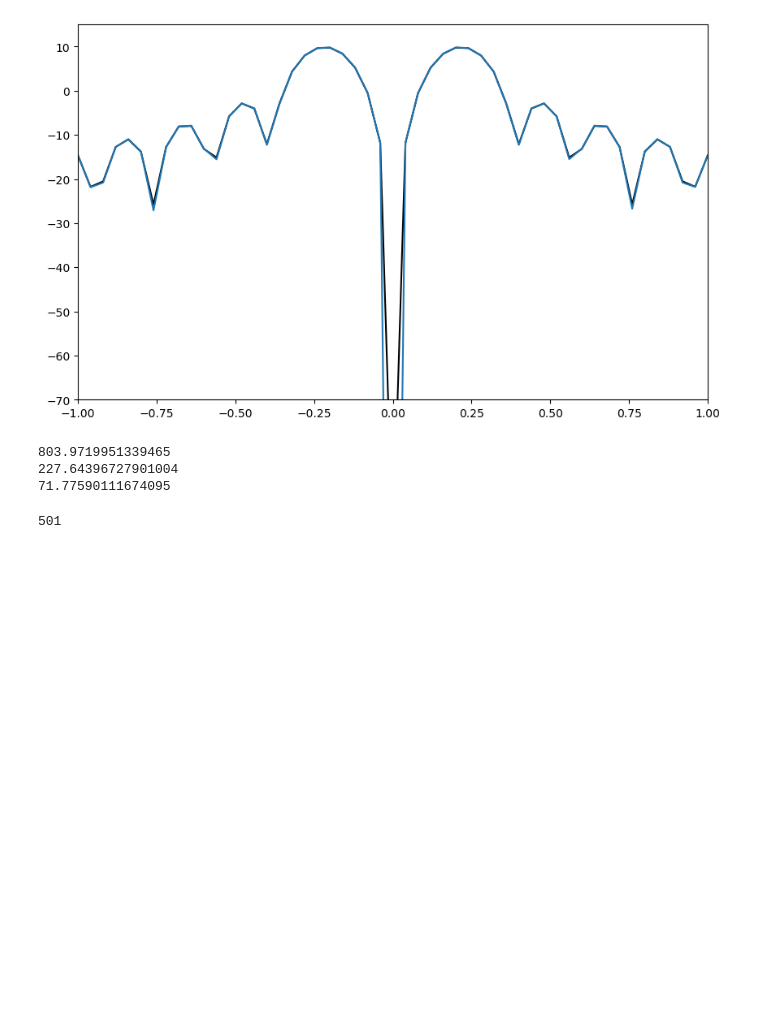
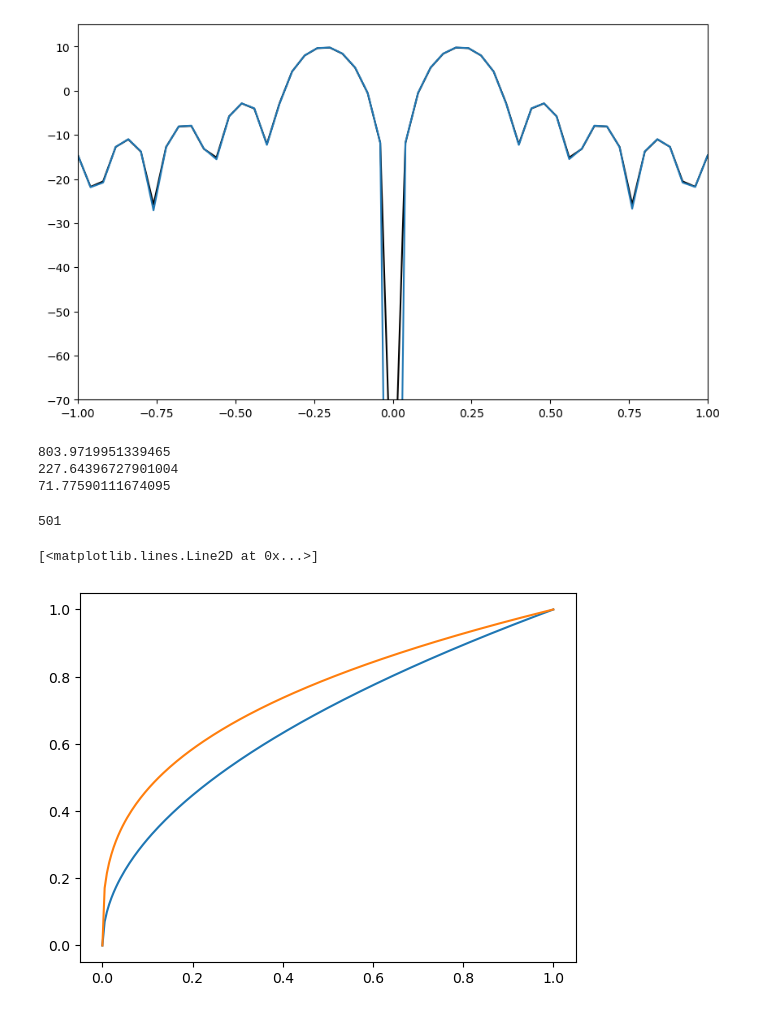
Before and after one commit to XiaodongRencologne/PO_test, a Jupyter notebook: L1_L2_L3_test.ipynb, the cells around one changed output. Drawn from its saved outputs; the diff is of its cells as text; code cells hidden in the pictures; blank space fills up the shorter version.

```diff
--- a/L1_L2_L3_test.ipynb
+++ b/L1_L2_L3_test.ipynb
@@ -390,3 +390,13 @@ print(L_lens3_ref*10)
 Az.size
 # %% [output]
 501
+# %%
+x = np.linspace(0,1,201)
+y = np.sqrt(x)
+y2= x**(1/3)
+# %%
+plt.plot(x,y)
+plt.plot(x,y2)
+# %% [output]
+[<matplotlib.lines.Line2D at 0x...>]
+[figure, added]
```
Also changed, not shown: 5 other files.
